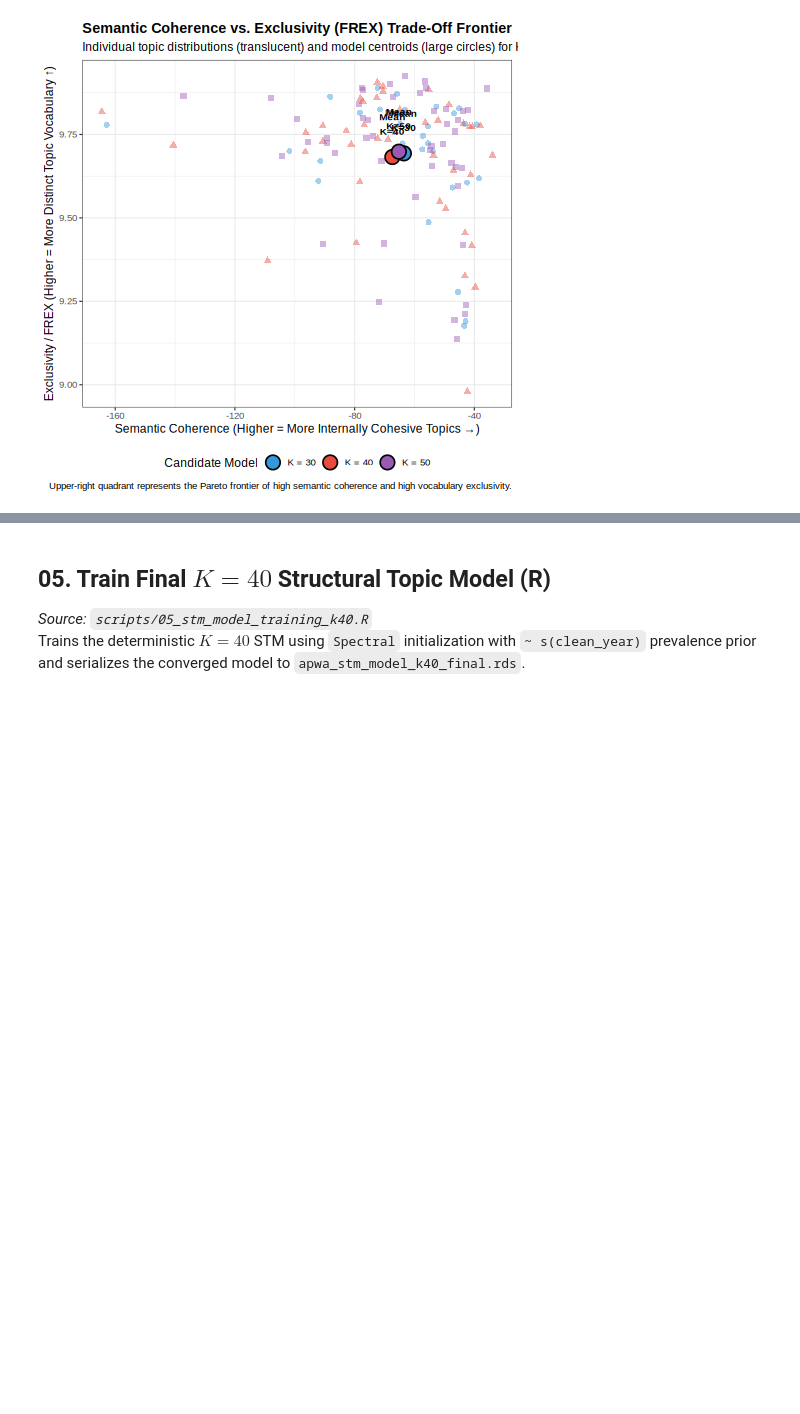
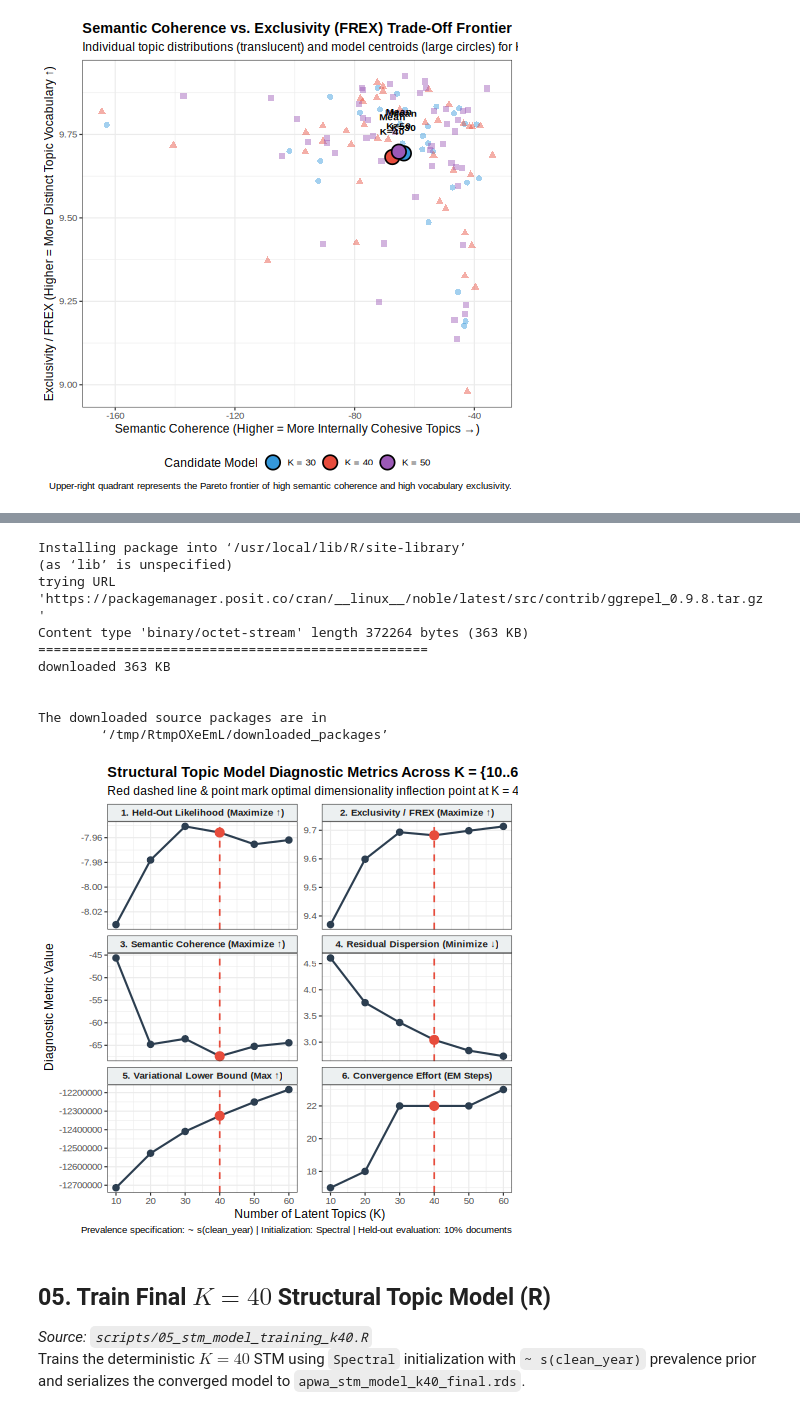
Before and after one commit to chayne-wild/APWA-Scrape-and-STM, a Jupyter notebook: APWA_Scrape_and_STM.ipynb, the cells around one changed output, grey strips where cells are left out. Cells and saved outputs as stored; diff of their text form; code cells hidden in the pictures; blank space fills up the shorter version.

Commit message:
added K Means diagnostic charts and stats, installed grrepple dependency (should be moved up to cell 00 / 0C)

```diff
--- a/APWA_Scrape_and_STM.ipynb
+++ b/APWA_Scrape_and_STM.ipynb
@@ -1149,3 +1149,68 @@ Saved 'tab01_searchK_diagnostics.csv' and 'tab01_searchK_diagnostics.html'.
 
 [TASK 04 COMPLETE] Saved checkpointed results, tables, and both diagnostic figures.
 [figure]
+# %%
+%%R
+install.packages("ggrepel")
+library(tidyverse)
+library(ggrepel) # Included with tidyverse/ggplot ecosystem, or we use staggered nudges
+
+safe_workspace <- "/content/drive/MyDrive/colab_apwa_folder"
+setwd(safe_workspace)
+
+# 1. Load the saved results (Instant!)
+search_results <- readRDS("apwa_searchK_results.rds")
+results_df     <- as_tibble(search_results$results)
+topic_level_df <- as_tibble(search_results$topic_metrics)
+
+# 2. Print the exact diagnostic table to the console
+cat("\n=== TABLE 1: STM HYPERPARAMETER DIAGNOSTICS ===\n")
+results_df %>%
+  mutate(
+    delta_heldout = round(heldout - lag(heldout), 4),
+    heldout       = round(heldout, 4),
+    exclus        = round(exclus, 3),
+    semcoh        = round(semcoh, 2),
+    residual      = round(residual, 2),
+    lbound        = round(lbound, 0)
+  ) %>%
+  select(K, heldout, delta_heldout, exclus, semcoh, residual, lbound, em.its, minutes) %>%
+  as.data.frame() %>%
+  print(row.names = FALSE)
+
+# 3. Display the 6-Panel Macroscopic Diagnostic Plot (Fig 01A) inline
+sk_long <- results_df %>%
+  transmute(
+    K,
+    `1. Held-Out Likelihood (Maximize ↑)` = heldout,
+    `2. Exclusivity / FREX (Maximize ↑)`  = exclus,
+    `3. Semantic Coherence (Maximize ↑)`  = semcoh,
+    `4. Residual Dispersion (Minimize ↓)` = residual,
+    `5. Variational Lower Bound (Max ↑)`  = lbound,
+    `6. Convergence Effort (EM Steps)`    = em.its
+  ) %>%
+  pivot_longer(cols = -K, names_to = "Metric", values_to = "Value")
+
+p_searchk <- ggplot(sk_long, aes(x = K, y = Value)) +
+  geom_line(linewidth = 1, color = "#2c3e50") +
+  geom_point(size = 2.8, color = "#2c3e50") +
+  geom_point(data = filter(sk_long, K == 40), color = "#e74c3c", size = 4) +
+  geom_vline(xintercept = 40, linetype = "dashed", color = "#e74c3c", linewidth = 0.8) +
+  facet_wrap(~ Metric, scales = "free_y", ncol = 2) +
+  scale_x_continuous(breaks = results_df$K) +
+  labs(
+    title    = "Structural Topic Model Diagnostic Metrics Across K = {10..60}",
+    subtitle = "Red dashed line & point mark optimal dimensionality inflection point at K = 40",
+    x        = "Number of Latent Topics (K)",
+    y        = "Diagnostic Metric Value",
+    caption  = "Prevalence specification: ~ s(clean_year) | Initialization: Spectral | Held-out evaluation: 10% documents"
+  ) +
+  theme_bw(base_size = 12) +
+  theme(
+    strip.background = element_rect(fill = "#ecf0f1"),
+    strip.text       = element_text(face = "bold"),
+    plot.title       = element_text(face = "bold")
+  )
+
+print(p_searchk)
+# %% [output]
@@ -1152,3 +1225,14 @@ Saved 'tab01_searchK_diagnostics.csv' and 'tab01_searchK_diagnostics.html'.
+Installing package into ‘/usr/local/lib/R/site-library’
+(as ‘lib’ is unspecified)
+trying URL 'https://packagemanager.posit.co/cran/__linux__/noble/latest/src/contrib/ggrepel_0.9.8.tar.gz'
+Content type 'binary/octet-stream' length 372264 bytes (363 KB)
+==================================================
+downloaded 363 KB
+
+
+The downloaded source packages are in
+        ‘/tmp/RtmpOXeEmL/downloaded_packages’
+[figure, added]
 # %% [markdown]
 ## 05. Train Final $K = 40$ Structural Topic Model (R)
 *Source: `scripts/05_stm_model_training_k40.R`*
```
Also changed, not shown: parts of 1 cell of this notebook.
